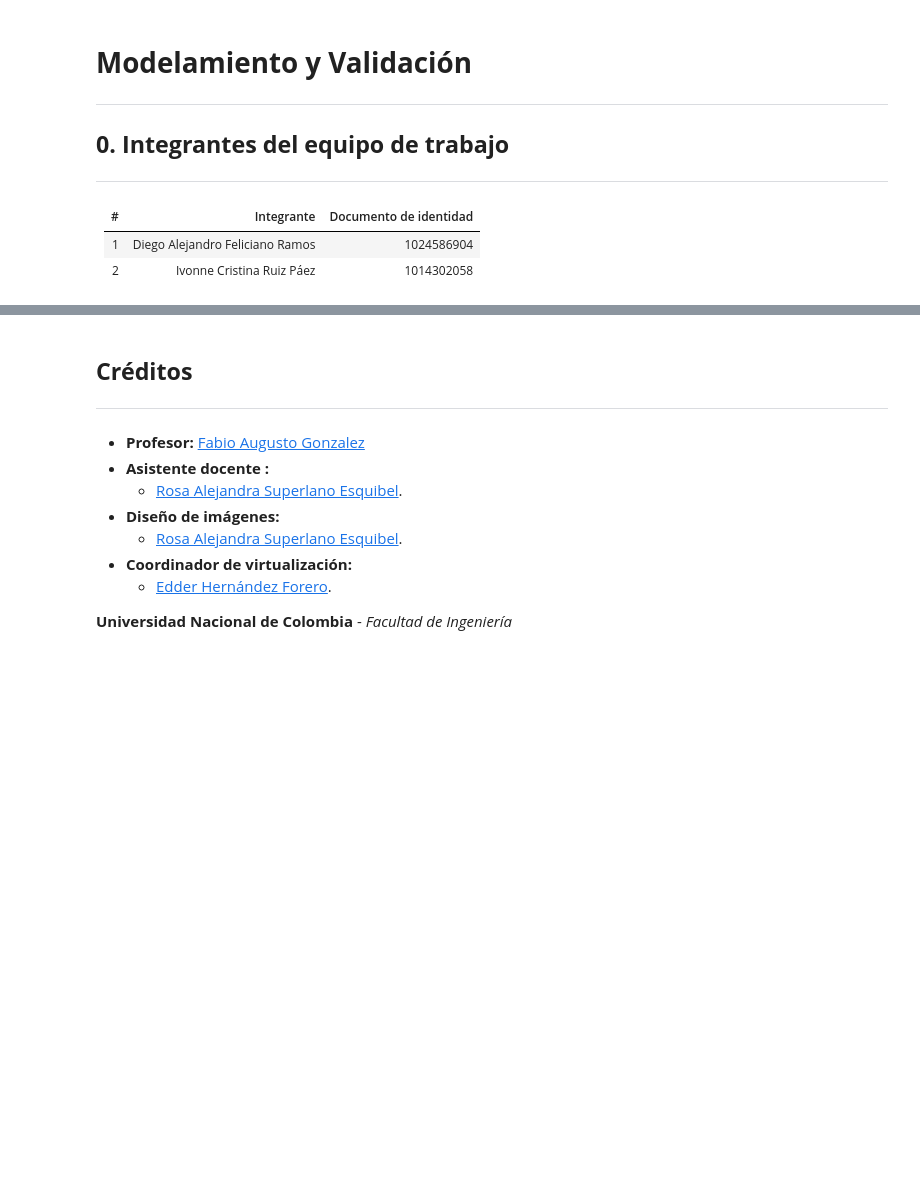
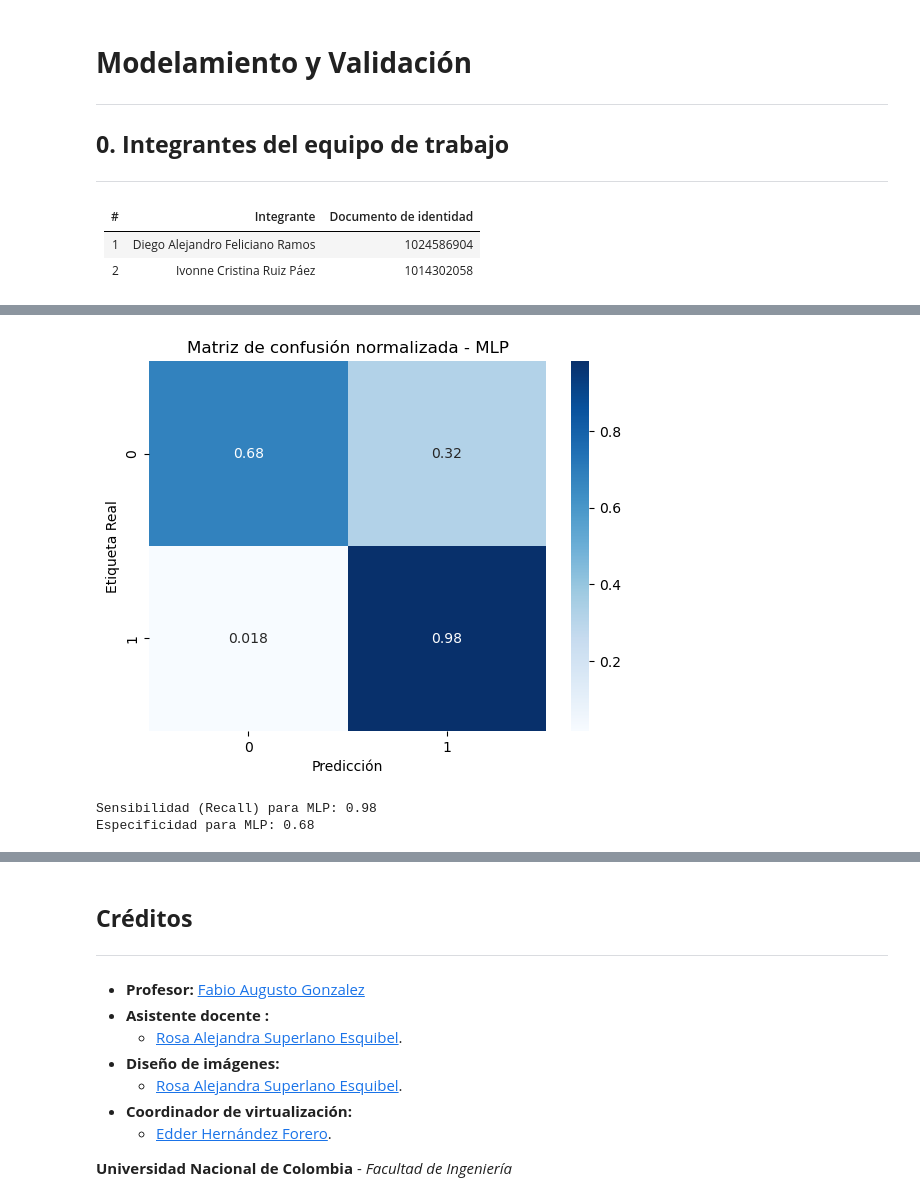
Before and after one commit to MLDS-UN-ProjectTeam/MLDS2, a Jupyter notebook: Entrega4.ipynb, the cells around one changed output, grey strips where cells are left out. Cells and saved outputs as stored; diff of their text form; code cells hidden in the pictures; blank space fills up the shorter version.

```diff
--- a/Entrega4.ipynb
+++ b/Entrega4.ipynb
@@ -445,0 +234,12 @@ predicted: 2
+# %%
+# Definir los parámetros para la búsqueda de hiperparámetros para MLP
+param_grid_mlp = {
+    'hidden_layer_sizes': [(64,), (128,), (256,)],
+    'learning_rate_init': [0.01, 0.001, 0.0001],
+    'alpha': [0.01, 0.1, 1],
+    'batch_size': [107, 214, 428]
+}
+
+mlp_clf = MLPClassifier(random_state=42, early_stopping=True, activation='relu')
+grid_search_mlp = GridSearchCV(mlp_clf, param_grid_mlp, cv=3, scoring='accuracy', verbose=2)
+grid_search_mlp.fit(X_train_pca, y_train)
@@ -445,0 +293,5 @@ predicted: 2
+# %%
+# Evaluación en conjunto de validación
+best_mlp = grid_search_mlp.best_estimator_
+mlp_val_score = best_mlp.score(X_val_pca, y_val)
+print(f"Exactitud MLP en conjunto de validación: {mlp_val_score:.2f}")
@@ -445,0 +367,5 @@ predicted: 2
+# %%
+# Evaluación de MLP en conjunto de prueba
+y_pred_mlp = best_mlp.predict(X_test_pca)
+# Reporte de clasificación para MLP
+print("Reporte de clasificación para MLP:\n", classification_report(y_test, y_pred_mlp))
@@ -445,0 +382,20 @@ predicted: 2
+# %%
+# Evaluación de MLP en conjunto de prueba
+cm_mlp = confusion_matrix(y_test, y_pred_mlp, normalize='true')
+sns.heatmap(cm_mlp, annot=True, cmap='Blues')
+plt.title("Matriz de confusión normalizada - MLP")
+plt.xlabel("Predicción")
+plt.ylabel("Etiqueta Real")
+plt.show()
+# %% [output]
+[figure, added]
+# %%
+# Sensibilidad y especificidad para MLP
+sensitivity_mlp = recall_score(y_test, y_pred_mlp)
+specificity_mlp = cm_mlp[0, 0] / (cm_mlp[0, 0] + cm_mlp[0, 1])  # TN / (TN + FP)
+
+print(f"Sensibilidad (Recall) para MLP: {sensitivity_mlp:.2f}")
+print(f"Especificidad para MLP: {specificity_mlp:.2f}")
+# %% [output]
+Sensibilidad (Recall) para MLP: 0.98
+Especificidad para MLP: 0.68
```
Also changed, not shown: parts of 53 cells of this notebook.
